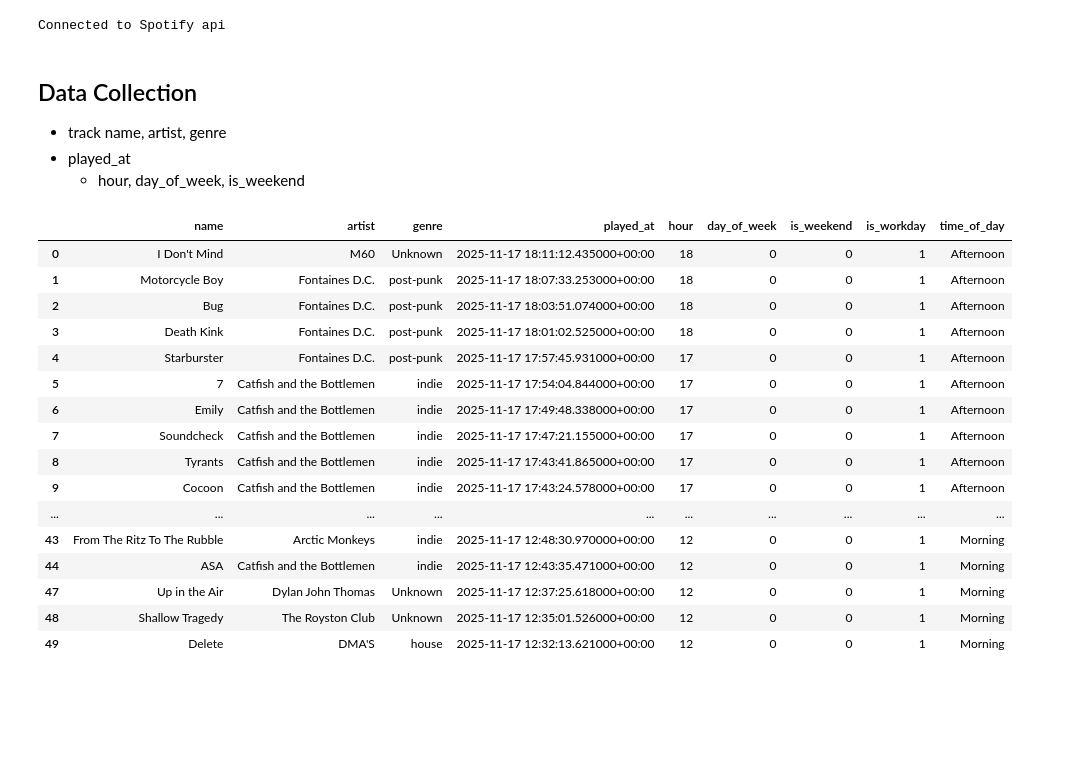
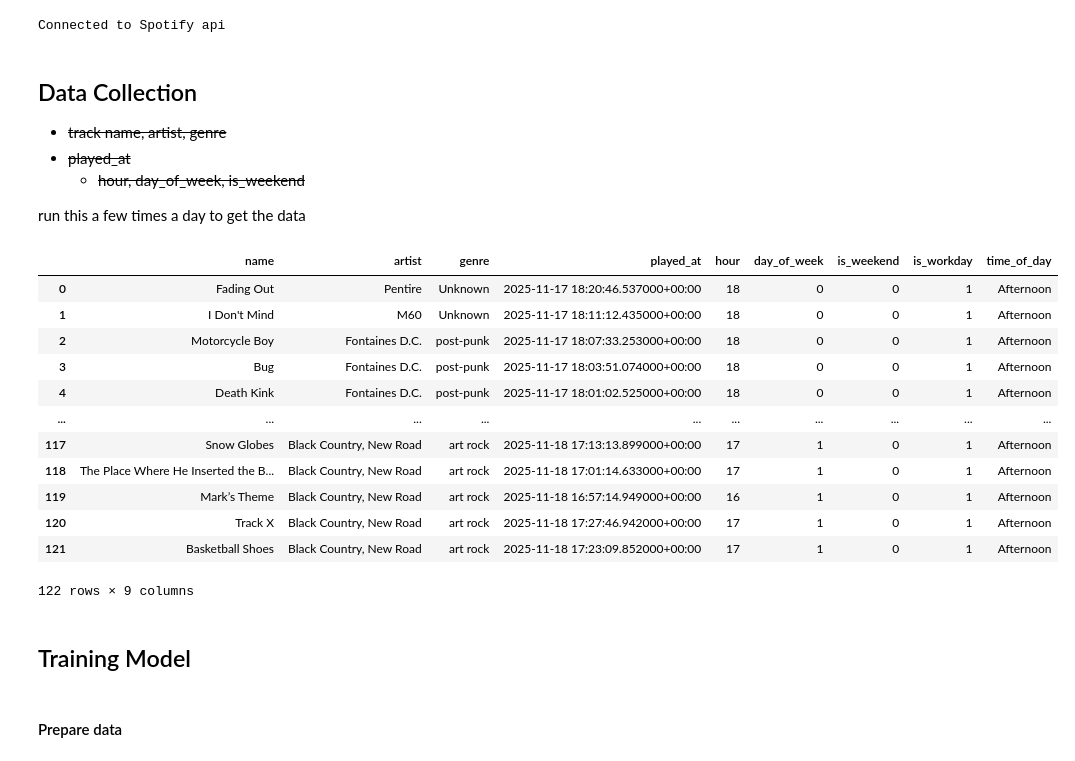
Before and after one commit to tomWills74/SpotifyAPI, a Jupyter notebook: spotify_audio_features.ipynb, the cells around one changed output. Saved outputs shown, nothing was run; the diff lists cells and outputs as text; code cells hidden in the pictures; blank space fills up the shorter version.

Commit message:
ML model to predict genre and UI changes

```diff
--- a/spotify_audio_features.ipynb
+++ b/spotify_audio_features.ipynb
@@ -38,11 +42,13 @@ print("Connected to Spotify api")
 Connected to Spotify api
 # %% [markdown]
 ## Data Collection
-- track name, artist, genre
-- played_at
-    - hour, day_of_week, is_weekend
+- ~~track name, artist, genre~~
+- ~~played_at~~
+    - ~~hour, day_of_week, is_weekend~~
+
+run this a few times a day to get the data
 # %%
-def generate_df(sp, limit=50, csv_path="listening_habbits.csv"):
+def generate_df(sp, limit=50, csv_path="listening_habits.csv"):
     data = []
     tracks = recently_played_tracks(sp, limit=limit)
     for track in tracks:
@@ -71,52 +77,52 @@ def generate_df(sp, limit=50, csv_path="listening_habbits.csv"):
     df['time_of_day'] = pd.cut(df['hour'],
                             bins=[-1, 6, 12, 18, 24],
                             labels=['Night', 'Morning', 'Afternoon', 'Evening'])
-    df = df.drop_duplicates(subset=['name', 'artist'])
+    # df = df.drop_duplicates(subset=['name', 'artist'])
     df['played_at'] = pd.to_datetime(df['played_at'])
 
     # load csv into function
     if os.path.exists(csv_path):
         existing_df = pd.read_csv(csv_path, parse_dates=['played_at'])
         combined_df = pd.concat([existing_df, df], ignore_index=True)
         combined_df.drop_duplicates(subset=['name', 'artist', 'played_at'], inplace=True)
     else:
         combined_df = df
 
     # fill in missing genres
     genre_cache = {}
     for idx, row in combined_df[combined_df['genre'] == 'Unknown'].iterrows():
         artist = row['artist']
         if artist not in genre_cache:
             genre_cache[artist] = get_artist_genre(sp, artist)
         combined_df.at[idx, 'genre'] = genre_cache[artist]
 
     combined_df.to_csv(csv_path, index=False)
     return combined_df
 
 def get_artist_genre(sp, artist_name):
     results = sp.search(q=f'artist: {artist_name}', type='artist', limit=1)
     if results['artists']['items']:
         artist = results['artists']['items'][0]
         genres = artist['genres']
         return genres[0] if genres else 'Unknown'
     return "Unknown"
 
 generate_df(sp, limit=50)
 # %% [output]
 |  | name | artist | genre | played_at | hour | day_of_week | is_weekend | is_workday | time_of_day |
-| 0 | I Don't Mind | M60 | Unknown | 2025-11-17 18:11:12.435000+00:00 | 18 | 0 | 0 | 1 | Afternoon |
-| 1 | Motorcycle Boy | Fontaines D.C. | post-punk | 2025-11-17 18:07:33.253000+00:00 | 18 | 0 | 0 | 1 | Afternoon |
-| 2 | Bug | Fontaines D.C. | post-punk | 2025-11-17 18:03:51.074000+00:00 | 18 | 0 | 0 | 1 | Afternoon |
-| 3 | Death Kink | Fontaines D.C. | post-punk | 2025-11-17 18:01:02.525000+00:00 | 18 | 0 | 0 | 1 | Afternoon |
-| 4 | Starburster | Fontaines D.C. | post-punk | 2025-11-17 17:57:45.931000+00:00 | 17 | 0 | 0 | 1 | Afternoon |
-| 5 | 7 | Catfish and the Bottlemen | indie | 2025-11-17 17:54:04.844000+00:00 | 17 | 0 | 0 | 1 | Afternoon |
-| 6 | Emily | Catfish and the Bottlemen | indie | 2025-11-17 17:49:48.338000+00:00 | 17 | 0 | 0 | 1 | Afternoon |
-| 7 | Soundcheck | Catfish and the Bottlemen | indie | 2025-11-17 17:47:21.155000+00:00 | 17 | 0 | 0 | 1 | Afternoon |
-| 8 | Tyrants | Catfish and the Bottlemen | indie | 2025-11-17 17:43:41.865000+00:00 | 17 | 0 | 0 | 1 | Afternoon |
-| 9 | Cocoon | Catfish and the Bottlemen | indie | 2025-11-17 17:43:24.578000+00:00 | 17 | 0 | 0 | 1 | Afternoon |
+| 0 | Fading Out | Pentire | Unknown | 2025-11-17 18:20:46.537000+00:00 | 18 | 0 | 0 | 1 | Afternoon |
+| 1 | I Don't Mind | M60 | Unknown | 2025-11-17 18:11:12.435000+00:00 | 18 | 0 | 0 | 1 | Afternoon |
+| 2 | Motorcycle Boy | Fontaines D.C. | post-punk | 2025-11-17 18:07:33.253000+00:00 | 18 | 0 | 0 | 1 | Afternoon |
+| 3 | Bug | Fontaines D.C. | post-punk | 2025-11-17 18:03:51.074000+00:00 | 18 | 0 | 0 | 1 | Afternoon |
+| 4 | Death Kink | Fontaines D.C. | post-punk | 2025-11-17 18:01:02.525000+00:00 | 18 | 0 | 0 | 1 | Afternoon |
 | ... | ... | ... | ... | ... | ... | ... | ... | ... | ... |
-| 43 | From The Ritz To The Rubble | Arctic Monkeys | indie | 2025-11-17 12:48:30.970000+00:00 | 12 | 0 | 0 | 1 | Morning |
-| 44 | ASA | Catfish and the Bottlemen | indie | 2025-11-17 12:43:35.471000+00:00 | 12 | 0 | 0 | 1 | Morning |
-| 47 | Up in the Air | Dylan John Thomas | Unknown | 2025-11-17 12:37:25.618000+00:00 | 12 | 0 | 0 | 1 | Morning |
-| 48 | Shallow Tragedy | The Royston Club | Unknown | 2025-11-17 12:35:01.526000+00:00 | 12 | 0 | 0 | 1 | Morning |
-| 49 | Delete | DMA'S | house | 2025-11-17 12:32:13.621000+00:00 | 12 | 0 | 0 | 1 | Morning |
+| 117 | Snow Globes | Black Country, New Road | art rock | 2025-11-18 17:13:13.899000+00:00 | 17 | 1 | 0 | 1 | Afternoon |
+| 118 | The Place Where He Inserted the B... | Black Country, New Road | art rock | 2025-11-18 17:01:14.633000+00:00 | 17 | 1 | 0 | 1 | Afternoon |
+| 119 | Mark’s Theme | Black Country, New Road | art rock | 2025-11-18 16:57:14.949000+00:00 | 16 | 1 | 0 | 1 | Afternoon |
+| 120 | Track X | Black Country, New Road | art rock | 2025-11-18 17:27:46.942000+00:00 | 17 | 1 | 0 | 1 | Afternoon |
+| 121 | Basketball Shoes | Black Country, New Road | art rock | 2025-11-18 17:23:09.852000+00:00 | 17 | 1 | 0 | 1 | Afternoon |
+122 rows × 9 columns
+# %% [markdown]
+## Training Model
+# %% [markdown]
+#### Prepare data
```
Also changed, not shown: parts of 13 cells of this notebook, 6 other files.
